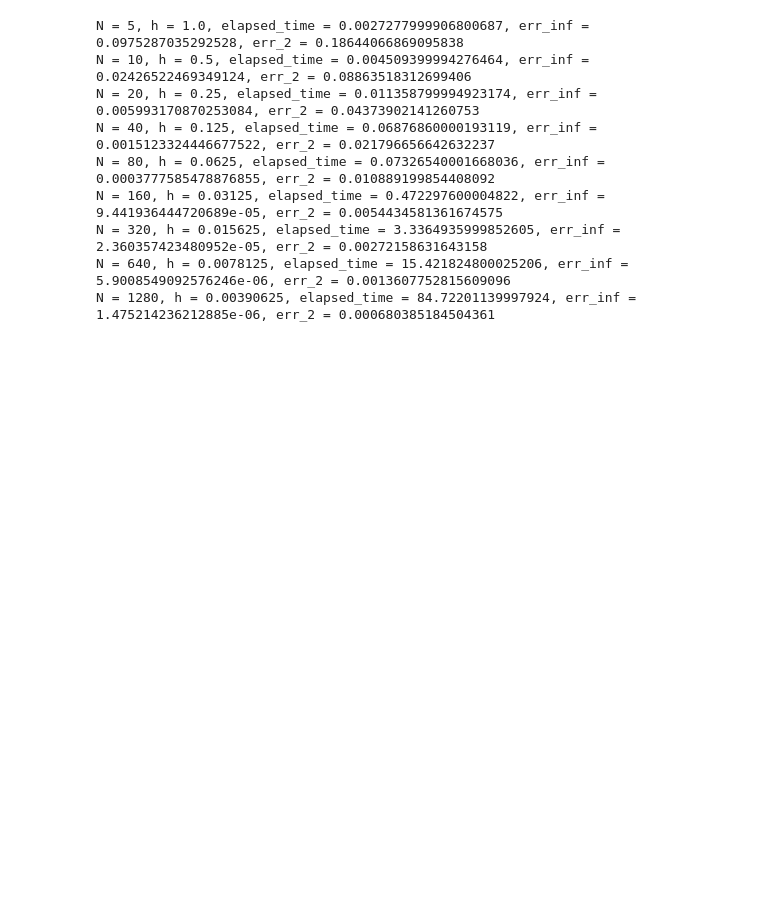
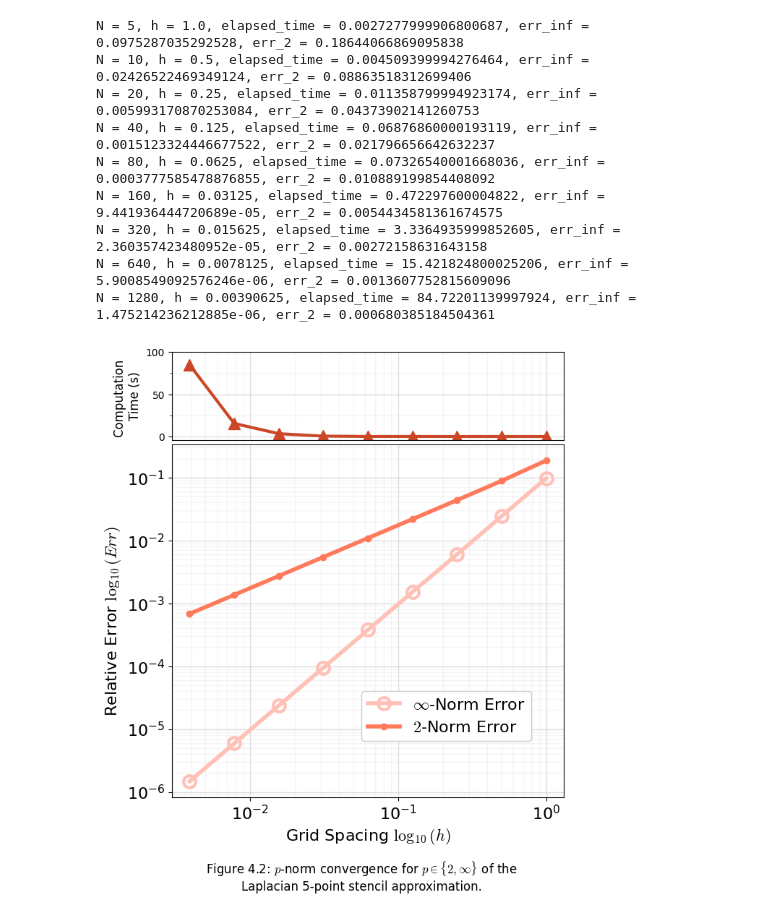
Before and after one commit to ChaLeGir/Numerical_PDEs, a Jupyter notebook: HW0/hw0_notebook.ipynb, the cells around one changed output. Cells and saved outputs as stored; diff of their text form; code cells hidden in the pictures; blank space fills up the shorter version.

```diff
--- a/HW0/hw0_notebook.ipynb
+++ b/HW0/hw0_notebook.ipynb
@@ -1411,3 +1410,74 @@ N = 160, h = 0.03125, elapsed_time = 0.472297600004822, err_inf = 9.441936444720
 N = 320, h = 0.015625, elapsed_time = 3.3364935999852605, err_inf = 2.360357423480952e-05, err_2 = 0.00272158631643158
 N = 640, h = 0.0078125, elapsed_time = 15.421824800025206, err_inf = 5.9008549092576246e-06, err_2 = 0.0013607752815609096
 N = 1280, h = 0.00390625, elapsed_time = 84.72201139997924, err_inf = 1.475214236212885e-06, err_2 = 0.000680385184504361
+# %%
+fig, (axtime, ax) = plt.subplots(
+    2, 1,
+    sharex=True,
+    gridspec_kw={'hspace': 0.02},
+    figsize=(7, 8),
+    height_ratios=[1, 4]
+)
+
+axtime.plot(h_list, elapsed_time_list, label="Computation Time", color=colorado_red, linewidth=3,
+            marker="^", markersize=12)
+
+axtime.grid(True, which="major", linewidth=1, alpha=0.5, color='silver')
+axtime.grid(True, which="minor", linewidth=1, alpha=0.15, color='silver')
+axtime.tick_params(which="both", axis="x", length=0, labelsize=0)
+
+axtime.set_ylabel("Computation \nTime (s)", fontsize=12)
+
+axtime.set_yticks([0, 50, 100])
+axtime.set_yticks([25, 75], minor=True)
+
+ax.loglog(
+    h_list,
+    err_inf_list,
+    label=r"$\infty$-Norm Error",
+    color = enrichen(mines_cmap(0.12)),
+    linewidth=4,
+    marker="o",
+    markerfacecolor="none",
+    markeredgewidth=3,
+    markersize=12)
+ax.loglog(
+    h_list,
+    err_2_list,
+    label=r"$2$-Norm Error",
+    color = enrichen(colorado_red),
+    linewidth=4,
+    marker="o"
+)
+ax.set_xlabel(r"Grid Spacing $\log_{10}(h)$", fontsize=16)
+ax.set_ylabel(r"Relative Error $\log_{10}(Err)$", fontsize=16)
+ax.grid(True, which="major", linewidth=1, alpha=0.5, color='silver')
+ax.grid(True, which="minor", linewidth=1, alpha=0.15, color='silver')
+ax.tick_params(axis="both", labelsize=16)
+ax.tick_params(
+    which="minor",
+    length=0,       # hide tick marks
+    labelsize=0     # hide minor tick labels
+)
+
+ax.legend(
+    loc ="center",
+    bbox_to_anchor=(0.7, 0.23),
+    prop={"family": "DejaVu Sans", "size": 16},
+    framealpha=1
+)
+
+fig.text(
+    0.5, -0.05,
+    r"Figure 4.2: $p$-norm convergence for $p \in \{2, \infty\}$ of the"+ "\n" + r"Laplacian 5-point stencil approximation.",
+    ha="center",
+    fontsize=12,
+    family="DejaVu Sans"
+)
+
+# ax.set_xlim(np.min(h_vals), np.max(h_vals))
+# ax.set_ylim(10**-10, 10**-1)
+
+plt.show()
+# %% [output]
+[figure, added]
```
Also changed, not shown: parts of 2 cells of this notebook.
